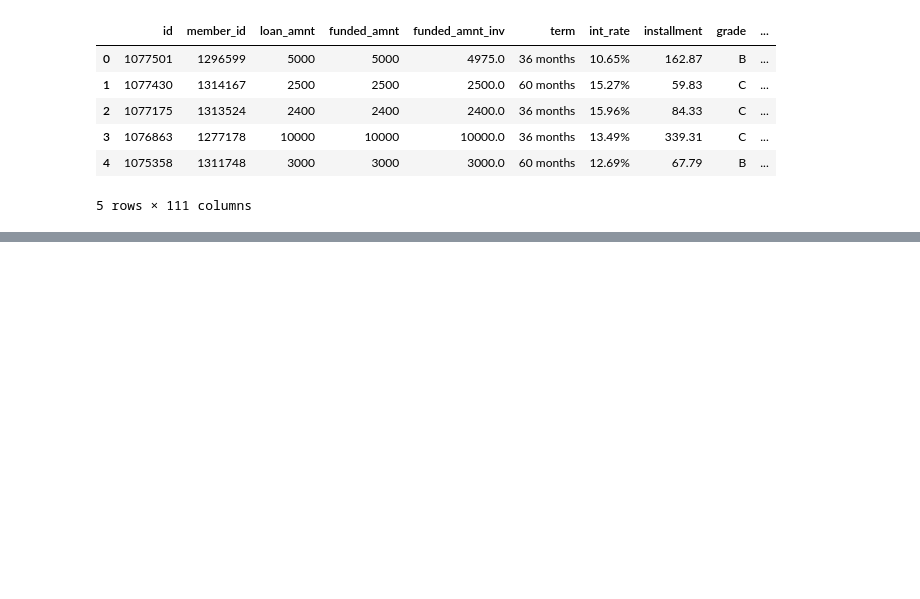
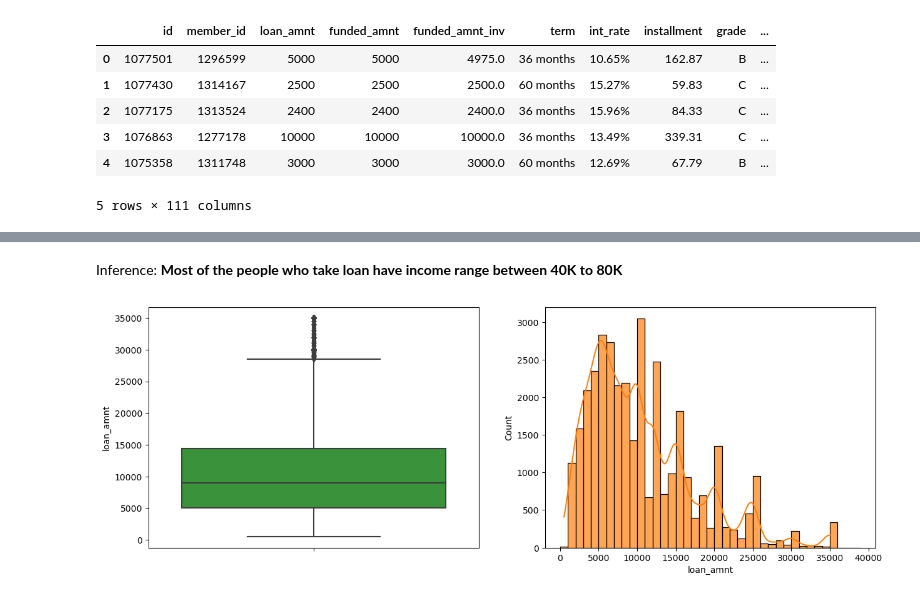
Before and after one commit to kondajji/Lending-Club_CaseStudy_TS, a Jupyter notebook: LendingClubCaseStudy.ipynb, the cells around one changed output, grey strips where cells are left out. Cells and saved outputs as stored; diff of their text form; code cells hidden in the pictures; blank space fills up the shorter version.

```diff
--- a/LendingClubCaseStudy.ipynb
+++ b/LendingClubCaseStudy.ipynb
@@ -127,0 +217,12 @@ lc.drop(['next_pymnt_d'] , axis =1, inplace =True)
+# %% [markdown]
+Inference: **Most of the people who take loan have income range between 40K to 80K**
+# %%
+# Analyse the loan amount distribution using box plot and histplot with KDE
+
+fx, axes = plt.subplots(1,2, figsize=(15,5))
+
+sns.boxplot(y='loan_amnt', data=loan, color=colors[2] ,ax=axes[0])
+sns.histplot(loan['loan_amnt'], bins=range(0, 40000, 1000), kde=True, color=colors[1], alpha=0.7, ax=axes[1])
+plt.show()
+# %% [output]
+[figure, added]
```
Also changed, not shown: parts of 44 cells of this notebook.
